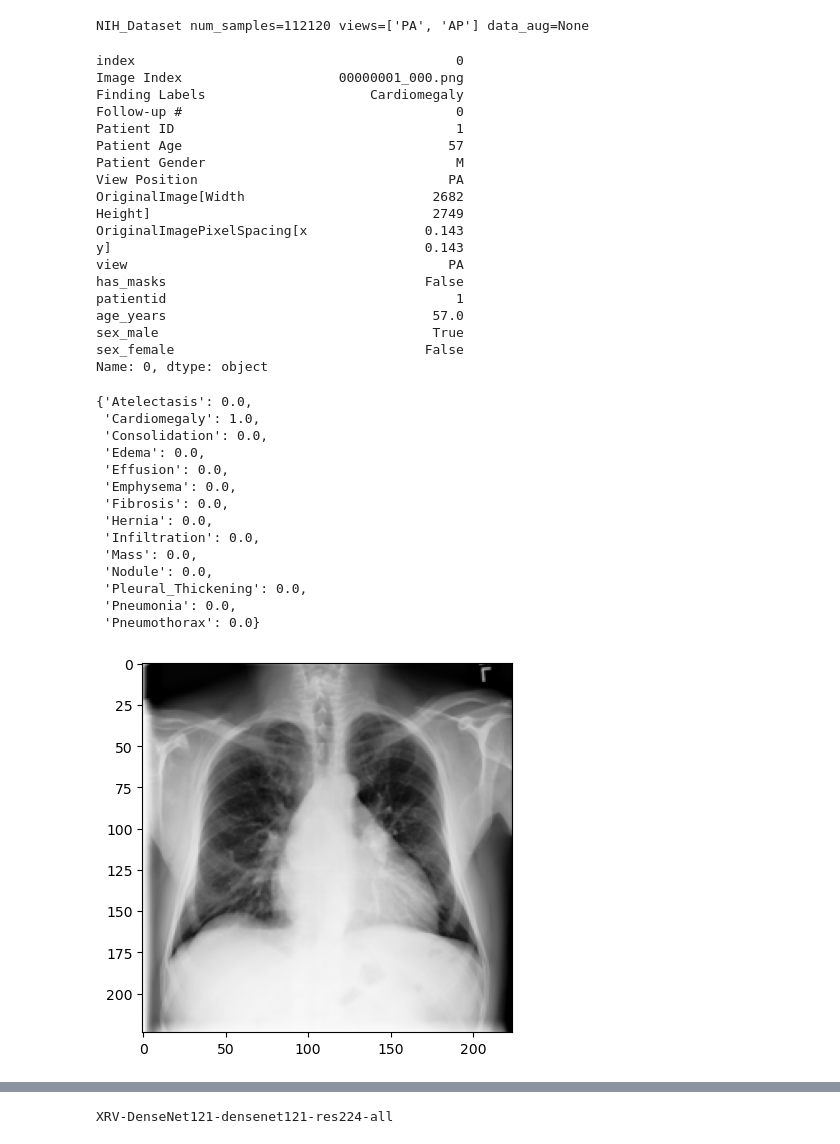
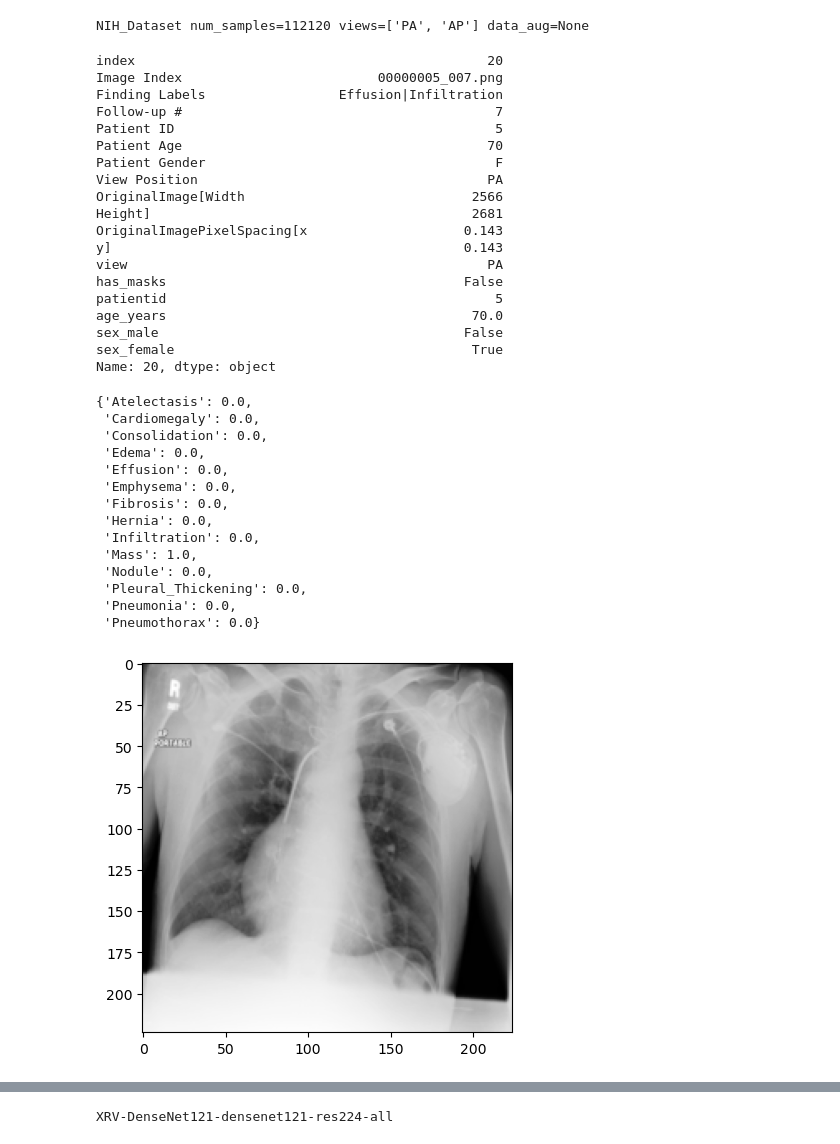
Before and after one commit to codeljs/XAI_project, a Jupyter notebook: pipeline.ipynb, the cells around one changed output, grey strips where cells are left out. Drawn from its saved outputs; the diff is of its cells as text; code cells hidden in the pictures.

```diff
--- a/pipeline.ipynb
+++ b/pipeline.ipynb
@@ -62,47 +64,47 @@ d_nih
  'Pneumothorax': {0.0: 106818, 1.0: 5302}}
 NIH_Dataset num_samples=112120 views=['PA', 'AP'] data_aug=None
 # %%
-d_nih.csv.iloc[0]
+d_nih.csv.iloc[20]
 # %% [output]
-index                                         0
-Image Index                    00000001_000.png
-Finding Labels                     Cardiomegaly
-Follow-up #                                   0
-Patient ID                                    1
-Patient Age                                  57
-Patient Gender                                M
-View Position                                PA
-OriginalImage[Width                        2682
-Height]                                    2749
-OriginalImagePixelSpacing[x               0.143
-y]                                        0.143
-view                                         PA
-has_masks                                 False
-patientid                                     1
-age_years                                  57.0
-sex_male                                   True
-sex_female                                False
-Name: 0, dtype: object
+index                                             20
+Image Index                         00000005_007.png
+Finding Labels                 Effusion|Infiltration
+Follow-up #                                        7
+Patient ID                                         5
+Patient Age                                       70
+Patient Gender                                     F
+View Position                                     PA
+OriginalImage[Width                             2566
+Height]                                         2681
+OriginalImagePixelSpacing[x                    0.143
+y]                                             0.143
+view                                              PA
+has_masks                                      False
+patientid                                          5
+age_years                                       70.0
+sex_male                                       False
+sex_female                                      True
+Name: 20, dtype: object
 # %%
-sample = d_nih[0]
+sample = d_nih[40]
 plt.imshow(sample["img"][0], cmap="Greys_r")
 dict(zip(d_nih.pathologies,sample["lab"]))
 # %% [output]
 {'Atelectasis': 0.0,
- 'Cardiomegaly': 1.0,
+ 'Cardiomegaly': 0.0,
  'Consolidation': 0.0,
  'Edema': 0.0,
  'Effusion': 0.0,
  'Emphysema': 0.0,
  'Fibrosis': 0.0,
  'Hernia': 0.0,
  'Infiltration': 0.0,
- 'Mass': 0.0,
+ 'Mass': 1.0,
  'Nodule': 0.0,
  'Pleural_Thickening': 0.0,
  'Pneumonia': 0.0,
  'Pneumothorax': 0.0}
-[figure, old version]
+[figure, new version]
 # %%
 print(sample)
 # %% [output]
```
Also changed, not shown: parts of 33 cells of this notebook.
